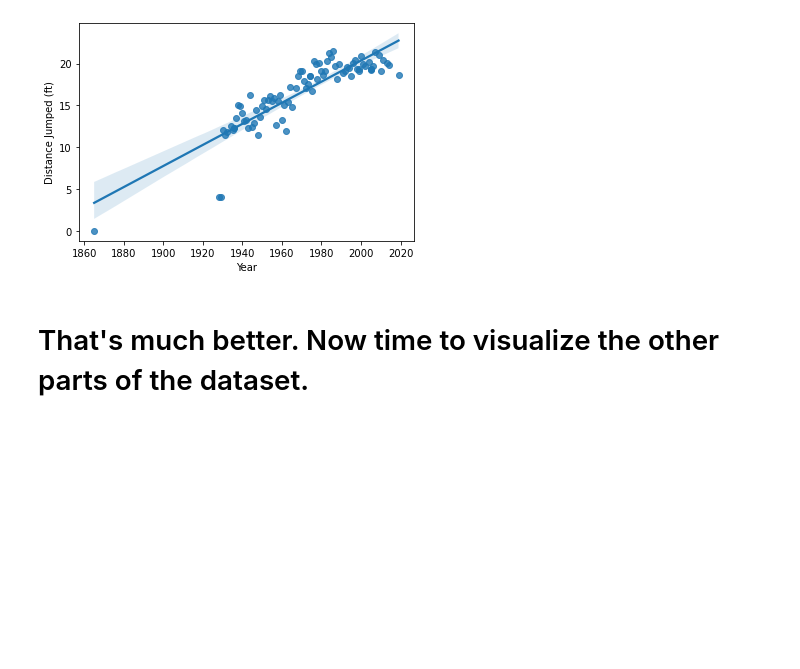
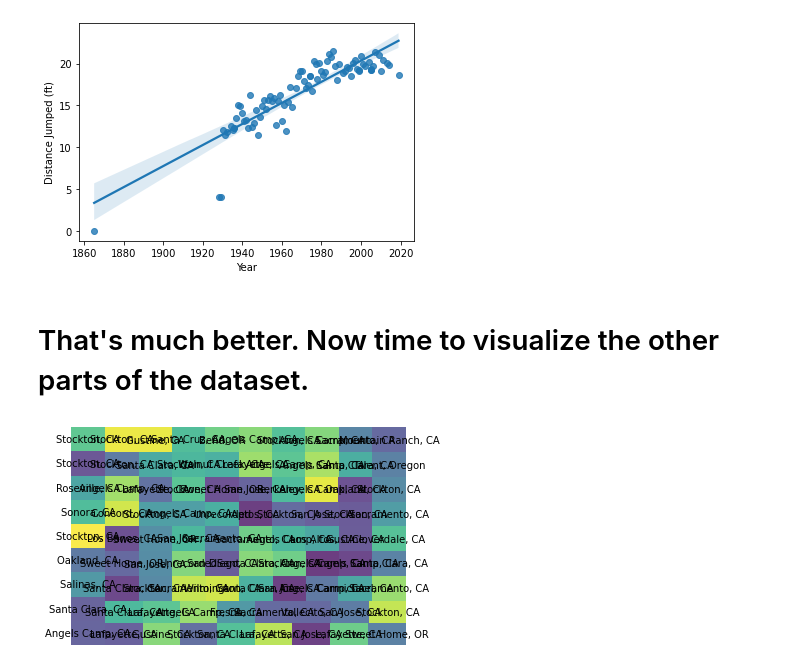
Before and after one commit to Katherine89Lee/Calaveras-Jumping-Frog-Analysis, a Jupyter notebook: Frognalysis.ipynb, the cells around one changed output. Saved outputs shown, nothing was run; the diff lists cells and outputs as text; code cells hidden in the pictures; blank space fills up the shorter version.

```diff
--- a/Frognalysis.ipynb
+++ b/Frognalysis.ipynb
@@ -69,3 +70,9 @@ sns.regplot(x=froggos["Year"], y=froggos["Distance Jumped (ft)"])
 [figure]
 # %% [markdown]
 # That's much better. Now time to visualize the other parts of the dataset.
+# %%
+squarify.plot(sizes=froggos['Year'], label=froggos['City From'], alpha=.8 )
+plt.axis('off')
+plt.show()
+# %% [output]
+[figure, added]
```
Also changed, not shown: parts of 2 cells of this notebook.
